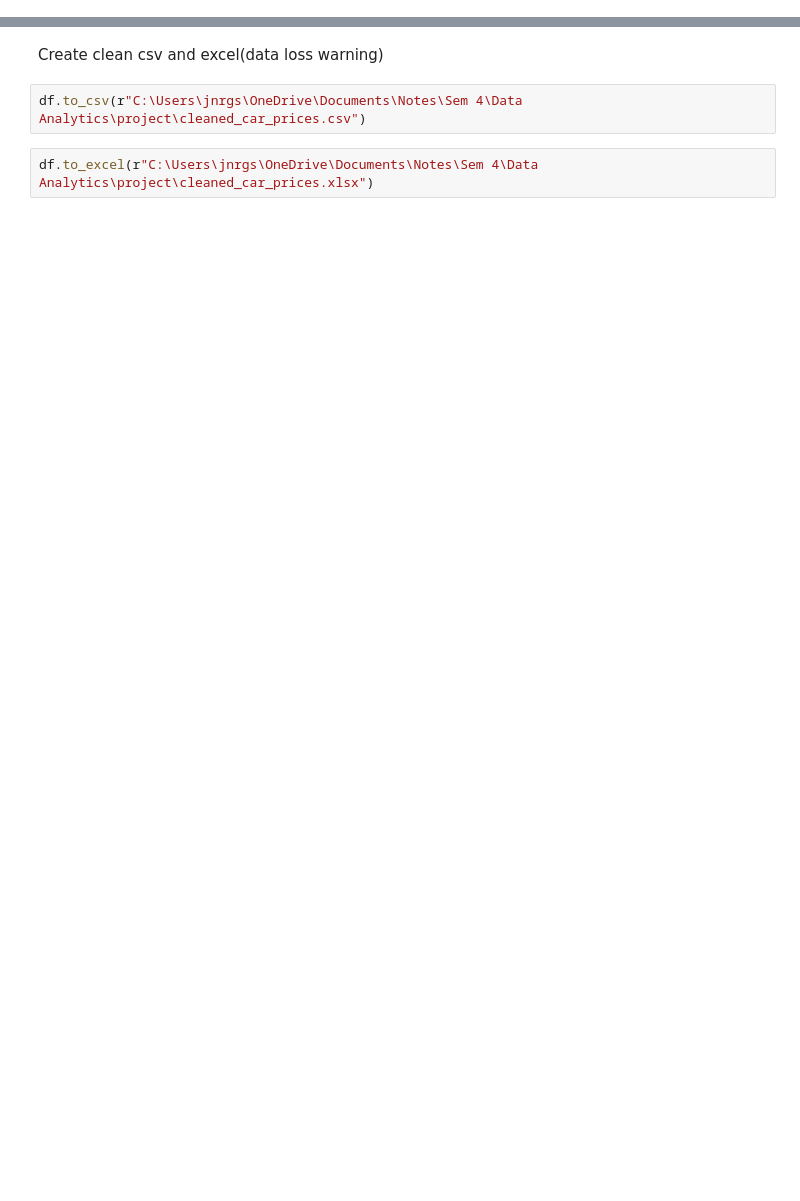
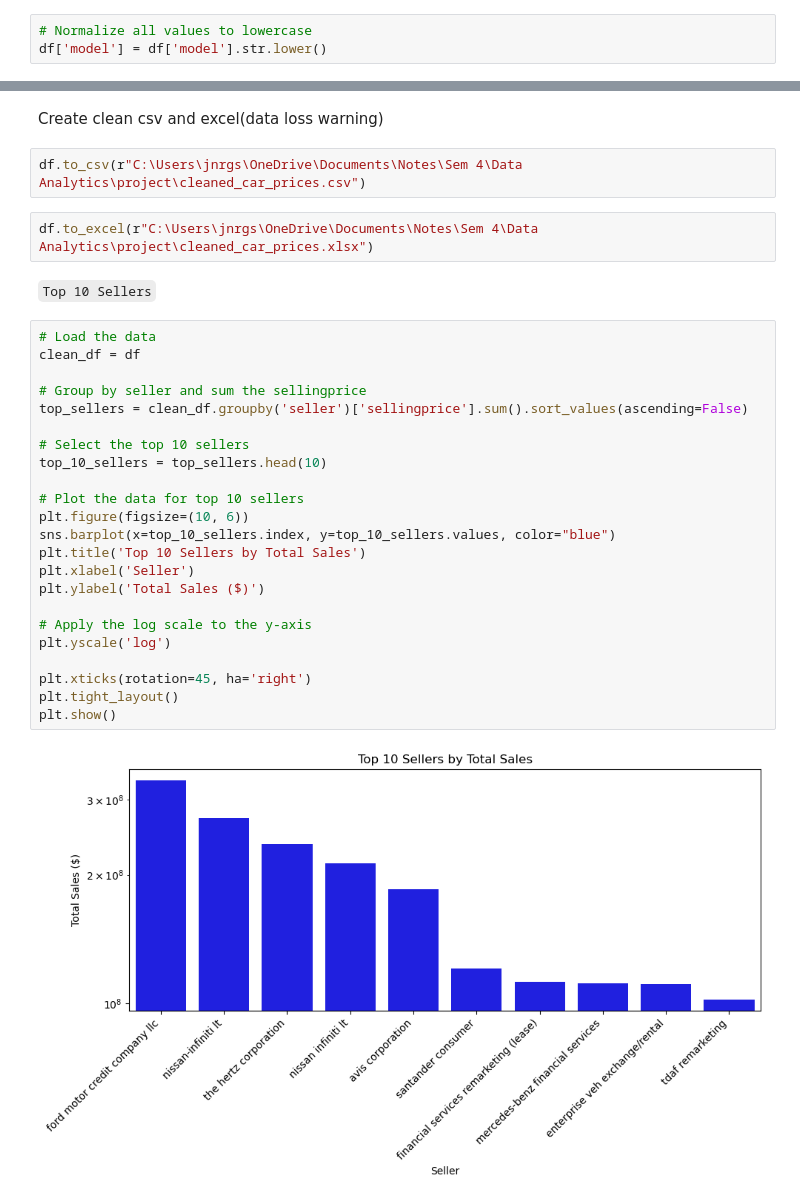
Before and after one commit to fkpatto/Data_Project-2024-, a Jupyter notebook: df_cleaned.ipynb, the cells around one changed output, grey strips where cells are left out. Cells and saved outputs as stored; diff of their text form; blank space fills up the shorter version.

Commit message:
top 10 sellers and distribution

```diff
--- a/df_cleaned.ipynb
+++ b/df_cleaned.ipynb
@@ -96,0 +195,3 @@ print("NaN values in each column:\n", nan_values)
+# %%
+# Normalize all values to lowercase
+df['model'] = df['model'].str.lower()
@@ -100,3 +217,30 @@ Create clean csv and excel(data loss warning)
 df.to_csv(r"C:\Users\jnrgs\OneDrive\Documents\Notes\Sem 4\Data Analytics\project\cleaned_car_prices.csv")
 # %%
 df.to_excel(r"C:\Users\jnrgs\OneDrive\Documents\Notes\Sem 4\Data Analytics\project\cleaned_car_prices.xlsx")
+# %% [markdown]
+`Top 10 Sellers`
+# %%
+# Load the data
+clean_df = df
+
+# Group by seller and sum the sellingprice
+top_sellers = clean_df.groupby('seller')['sellingprice'].sum().sort_values(ascending=False)
+
+# Select the top 10 sellers
+top_10_sellers = top_sellers.head(10)
+
+# Plot the data for top 10 sellers
+plt.figure(figsize=(10, 6))
+sns.barplot(x=top_10_sellers.index, y=top_10_sellers.values, color="blue")
+plt.title('Top 10 Sellers by Total Sales')
+plt.xlabel('Seller')
+plt.ylabel('Total Sales ($)')
+
+# Apply the log scale to the y-axis
+plt.yscale('log')
+
+plt.xticks(rotation=45, ha='right')
+plt.tight_layout()
+plt.show()
+# %% [output]
+[figure, added]
```
Also changed, not shown: parts of 12 cells of this notebook.
